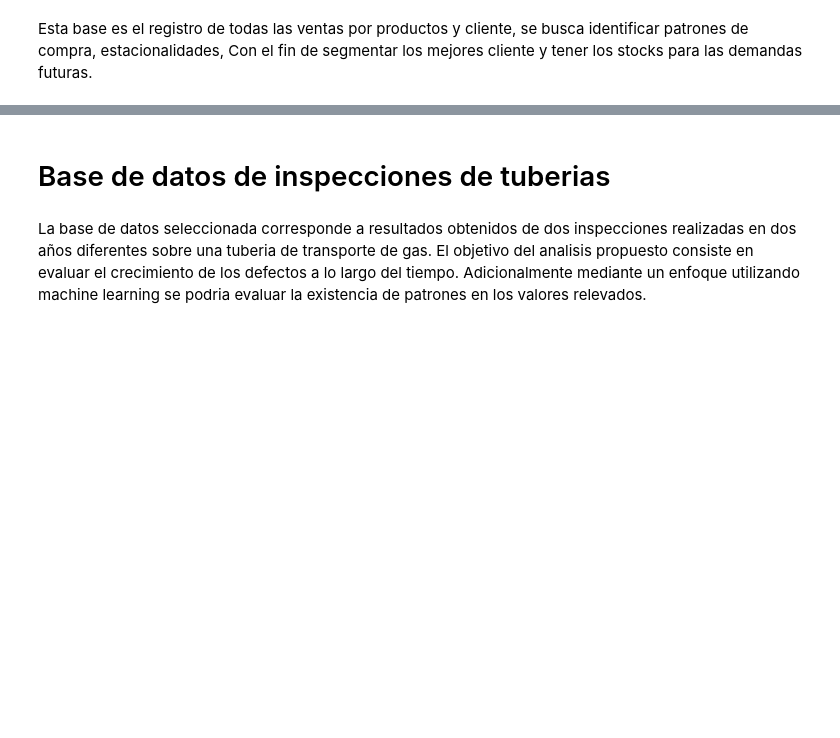
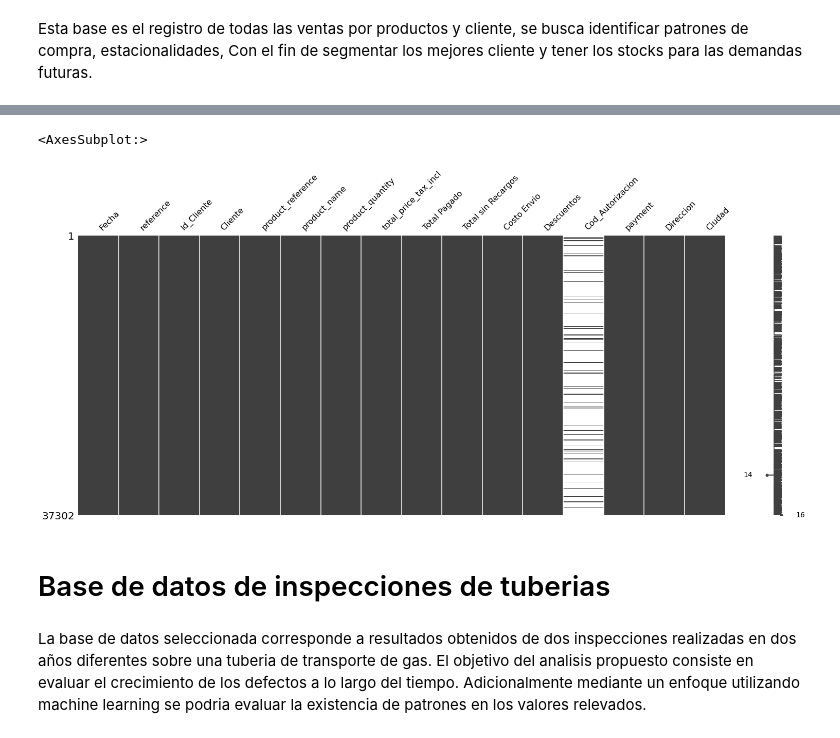
Before and after one commit to emersson6/data_science, a Jupyter notebook: DataSet01.ipynb, the cells around one changed output, grey strips where cells are left out. Drawn from its saved outputs; the diff is of its cells as text; code cells hidden in the pictures; blank space fills up the shorter version.

```diff
--- a/DataSet01.ipynb
+++ b/DataSet01.ipynb
@@ -17,6 +40,11 @@ df.head(5)
 | 16522 | 23-10-2020 | BRFJVAQNA | 4878 | MARIA ANTONIETA PINO | 1142146 | Reserva Carmenere Bot 12x750 Oct-... | 1 | ... |
 | 17596 | 18-02-2021 | LBLLKPNNK | 4878 | MARIA ANTONIETA PINO | 1142083 | Reserva Carmenere Bot 6x750 | 1 | ... |
 | 19939 | 30-06-2021 | UORDMDNIF | 4878 | MARIA ANTONIETA PINO | 1142082 | Reserva Carmenere Bot 12x750 | 1 | ... |
+# %%
+msno.matrix(df)
+# %% [output]
+<AxesSubplot:>
+[figure, added]
 # %% [markdown]
 # Base de datos de inspecciones de tuberias
 # %% [markdown]
```
Also changed, not shown: parts of 1 cell of this notebook.
